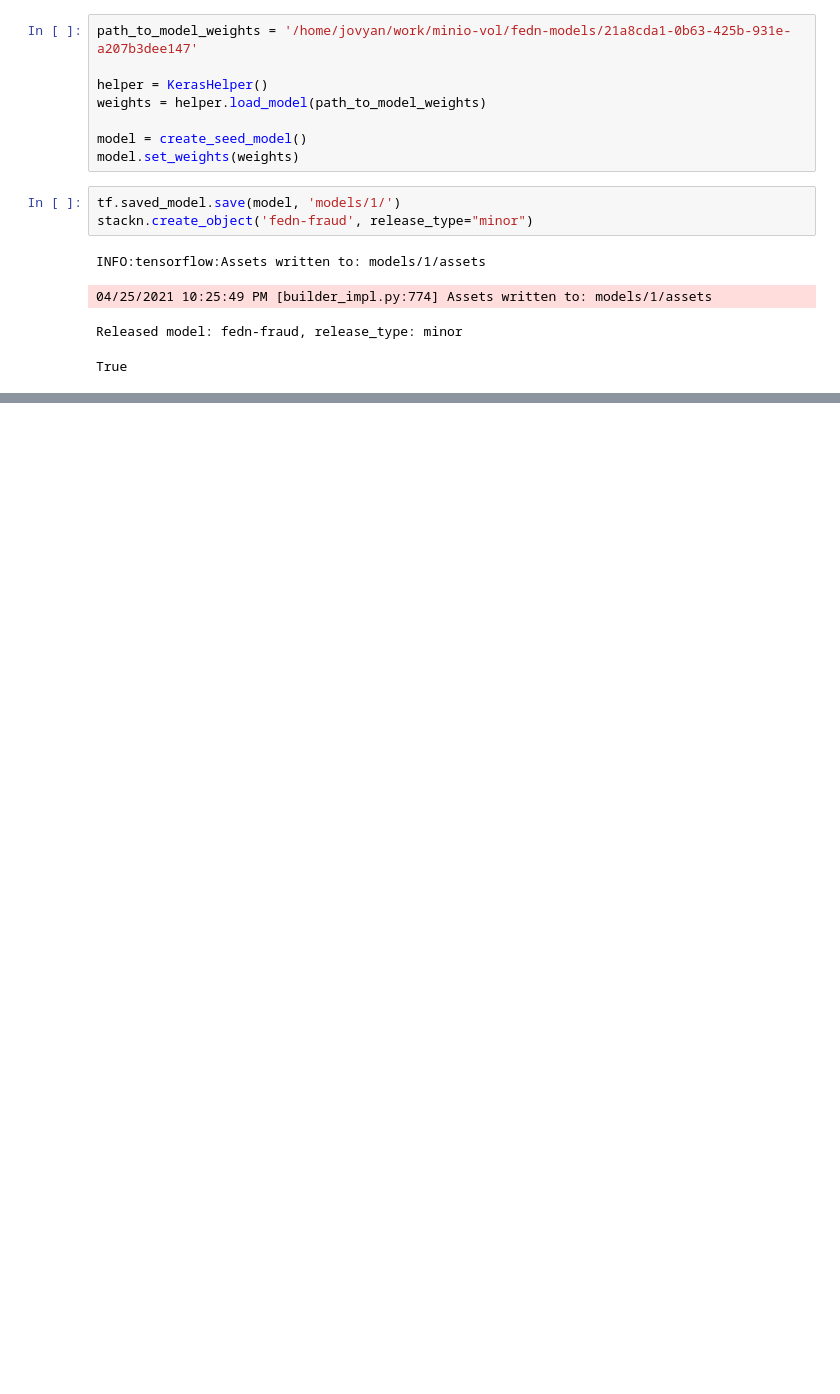
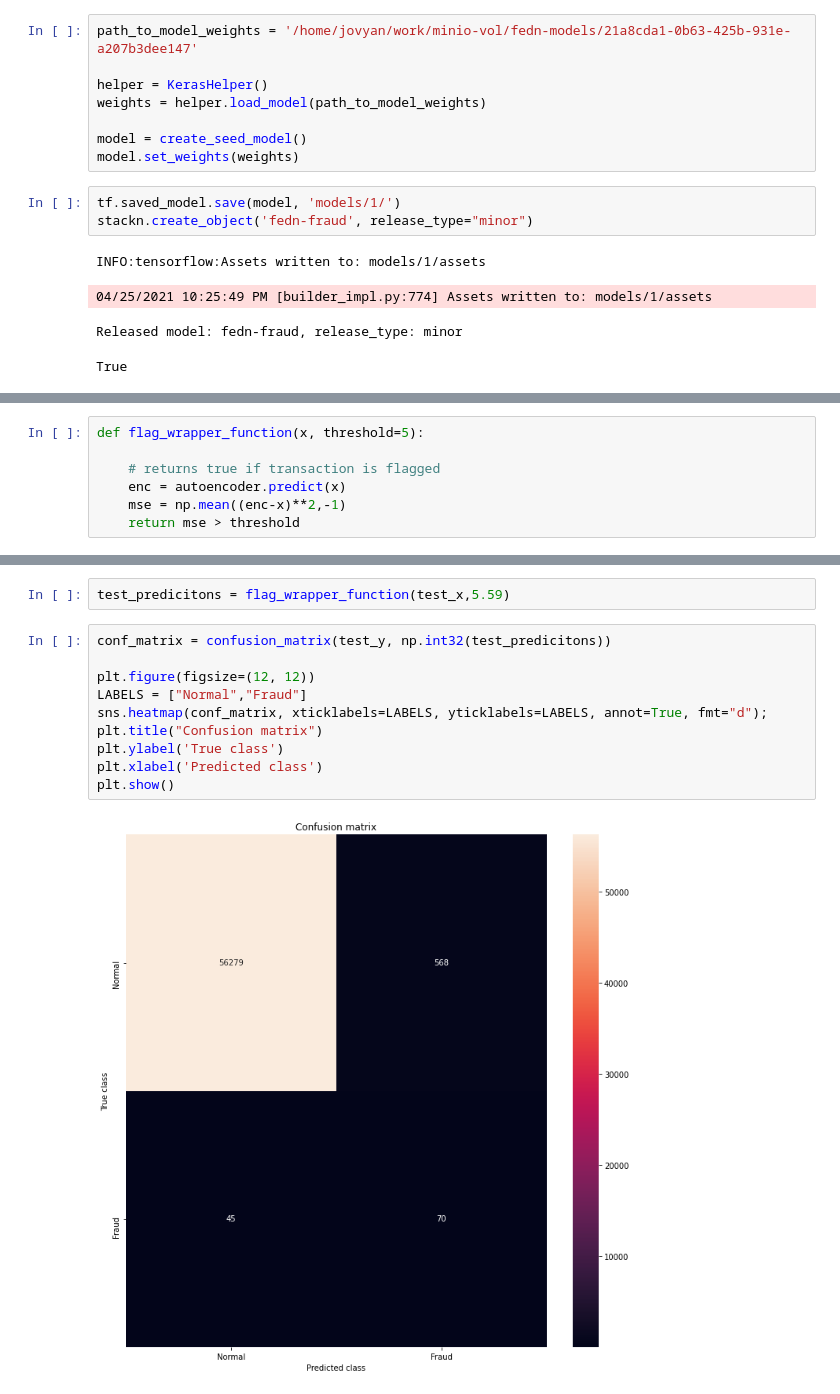
Before and after one commit to scaleoutsystems/FEDn-client-fraud-keras, a Jupyter notebook: stackn-deploy.ipynb, the cells around one changed output, grey strips where cells are left out. Cells and saved outputs as stored; diff of their text form; blank space fills up the shorter version.

```diff
--- a/stackn-deploy.ipynb
+++ b/stackn-deploy.ipynb
@@ -24,0 +132,7 @@ True
+# %%
+def flag_wrapper_function(x, threshold=5):
+
+    # returns true if transaction is flagged
+    enc = autoencoder.predict(x)
+    mse = np.mean((enc-x)**2,-1)
+    return mse > threshold
@@ -24,0 +141,14 @@ True
+# %%
+test_predicitons = flag_wrapper_function(test_x,5.59)
+# %%
+conf_matrix = confusion_matrix(test_y, np.int32(test_predicitons))
+
+plt.figure(figsize=(12, 12))
+LABELS = ["Normal","Fraud"]
+sns.heatmap(conf_matrix, xticklabels=LABELS, yticklabels=LABELS, annot=True, fmt="d");
+plt.title("Confusion matrix")
+plt.ylabel('True class')
+plt.xlabel('Predicted class')
+plt.show()
+# %% [output]
+[figure, added]
```
Also changed, not shown: parts of 14 cells of this notebook.
